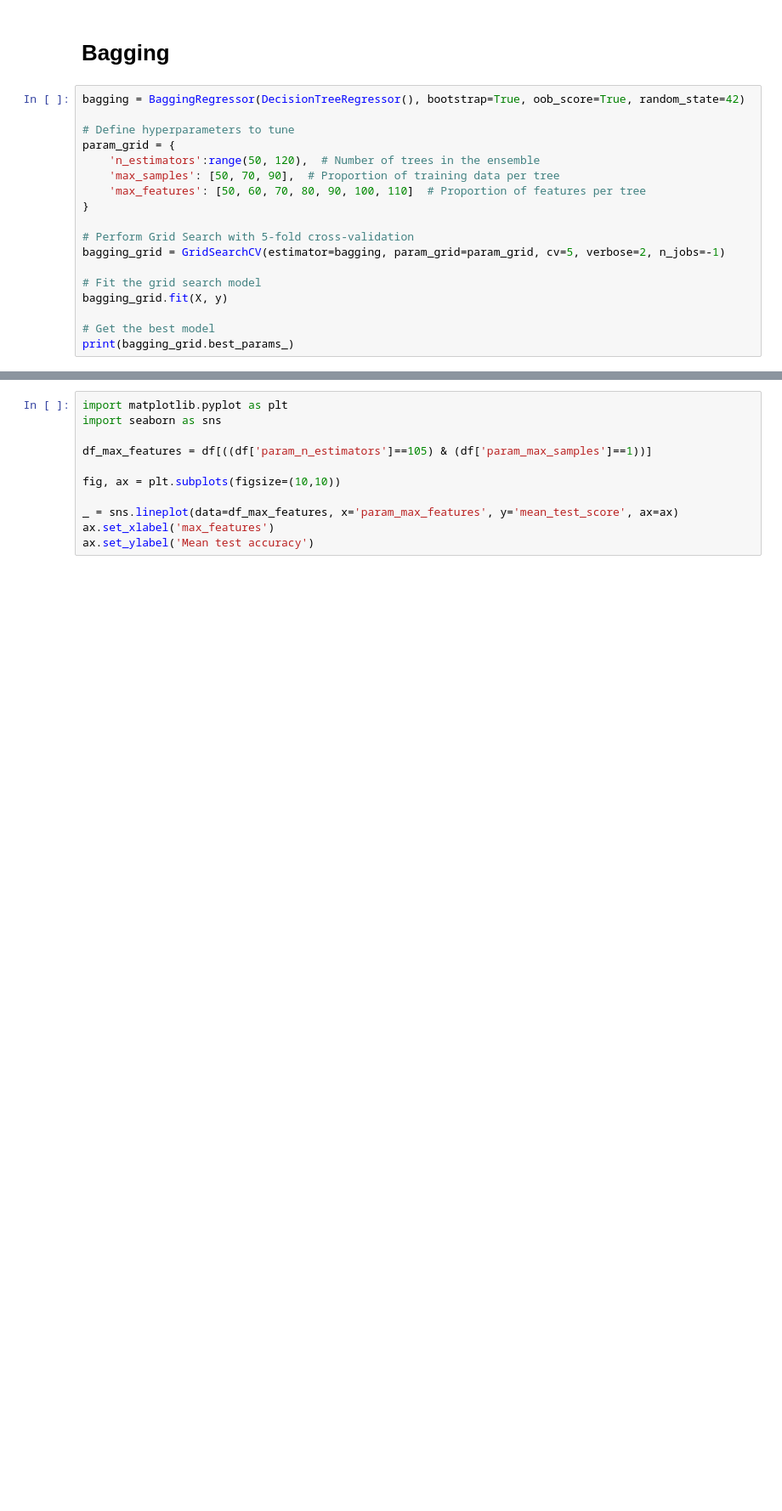
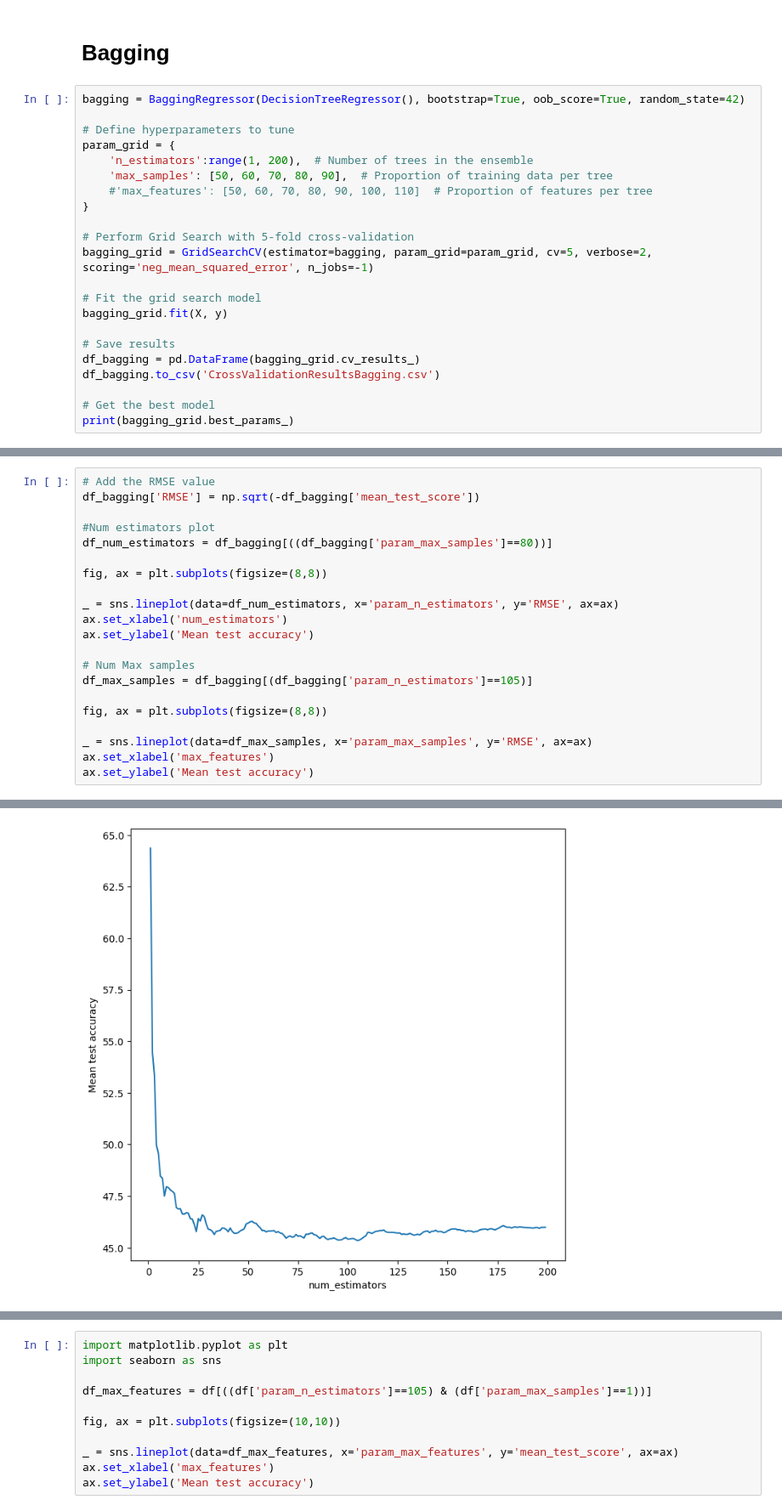
Before and after one commit to LuisMartindelCerro/CDA_Case1, a Jupyter notebook: Python/ensemble_trees.ipynb, the cells around one changed output, grey strips where cells are left out. Shown at 85% size. Cells and saved outputs as stored; diff of their text form; blank space fills up the shorter version.

Commit message:
work on ensemble threes

```diff
--- a/Python/ensemble_trees.ipynb
+++ b/Python/ensemble_trees.ipynb
@@ -26,17 +28,21 @@ bagging = BaggingRegressor(DecisionTreeRegressor(), bootstrap=True, oob_score=Tr
 
 # Define hyperparameters to tune
 param_grid = {
-    'n_estimators':range(50, 120),  # Number of trees in the ensemble
-    'max_samples': [50, 70, 90],  # Proportion of training data per tree
-    'max_features': [50, 60, 70, 80, 90, 100, 110]  # Proportion of features per tree
+    'n_estimators':range(1, 200),  # Number of trees in the ensemble
+    'max_samples': [50, 60, 70, 80, 90],  # Proportion of training data per tree
+    #'max_features': [50, 60, 70, 80, 90, 100, 110]  # Proportion of features per tree
 }
 
 # Perform Grid Search with 5-fold cross-validation
-bagging_grid = GridSearchCV(estimator=bagging, param_grid=param_grid, cv=5, verbose=2, n_jobs=-1)
+bagging_grid = GridSearchCV(estimator=bagging, param_grid=param_grid, cv=5, verbose=2, scoring='neg_mean_squared_error', n_jobs=-1)
 
 # Fit the grid search model
 bagging_grid.fit(X, y)
 
+# Save results
+df_bagging = pd.DataFrame(bagging_grid.cv_results_)
+df_bagging.to_csv('CrossValidationResultsBagging.csv')
+
 # Get the best model
 print(bagging_grid.best_params_)
 # %% [output]
@@ -60,0 +68,22 @@ Text(0, 0.5, 'Mean test accuracy')
+# %%
+# Add the RMSE value
+df_bagging['RMSE'] = np.sqrt(-df_bagging['mean_test_score'])
+
+#Num estimators plot
+df_num_estimators = df_bagging[((df_bagging['param_max_samples']==80))]
+
+fig, ax = plt.subplots(figsize=(8,8))
+
+_ = sns.lineplot(data=df_num_estimators, x='param_n_estimators', y='RMSE', ax=ax)
+ax.set_xlabel('num_estimators')
+ax.set_ylabel('Mean test accuracy')
+
+# Num Max samples
+df_max_samples = df_bagging[(df_bagging['param_n_estimators']==105)]
+
+fig, ax = plt.subplots(figsize=(8,8))
+
+_ = sns.lineplot(data=df_max_samples, x='param_max_samples', y='RMSE', ax=ax)
+ax.set_xlabel('max_features')
+ax.set_ylabel('Mean test accuracy')
+# %% [output]
@@ -60,0 +91 @@ Text(0, 0.5, 'Mean test accuracy')
+[figure, added]
```
Also changed, not shown: parts of 11 cells of this notebook, 3 other files.
